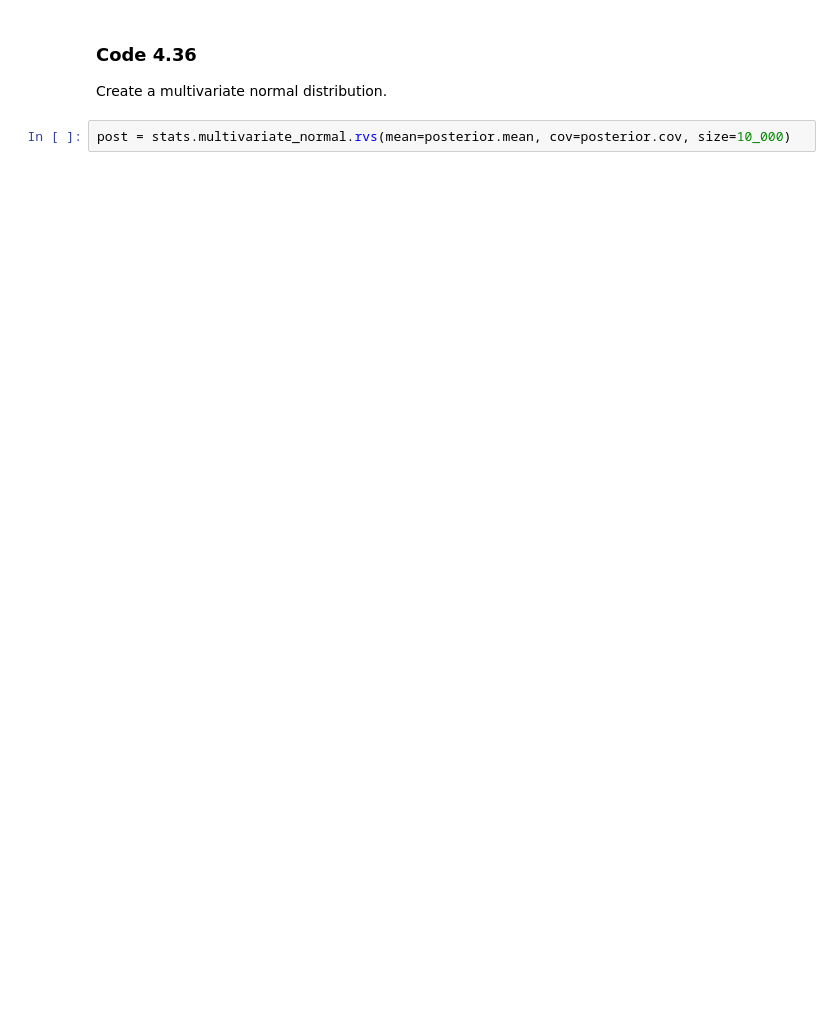
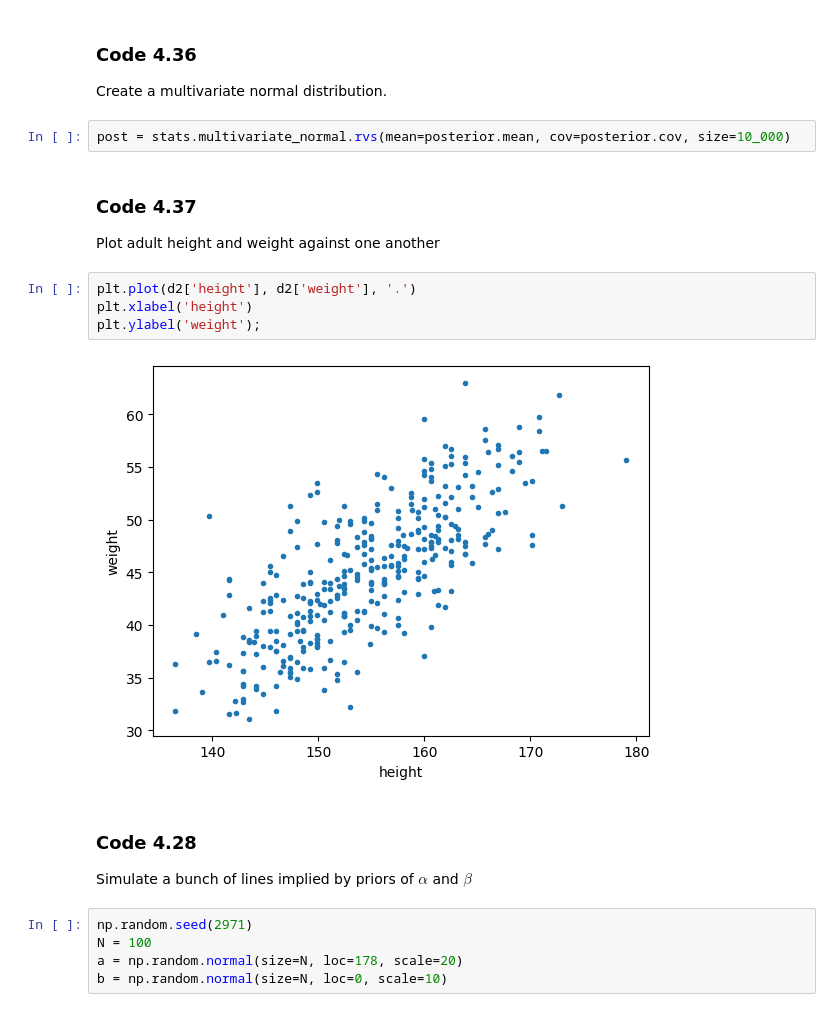
Before and after one commit to Gustavo-SF/Statistical-Rethinking-2Ed, a Jupyter notebook: chapters/4/samples.ipynb, the cells around one changed output. Cells and saved outputs as stored; diff of their text form; blank space fills up the shorter version.

```diff
--- a/chapters/4/samples.ipynb
+++ b/chapters/4/samples.ipynb
@@ -467,3 +470,22 @@ az.summary(post.to_dict(orient="list"), kind="stats")
 Create a multivariate normal distribution.
 # %%
 post = stats.multivariate_normal.rvs(mean=posterior.mean, cov=posterior.cov, size=10_000)
+# %% [markdown]
+### Code 4.37
+
+Plot adult height and weight against one another
+# %%
+plt.plot(d2['height'], d2['weight'], '.')
+plt.xlabel('height')
+plt.ylabel('weight');
+# %% [output]
+[figure, added]
+# %% [markdown]
+### Code 4.28
+
+Simulate a bunch of lines implied by priors of $\alpha$ and $\beta$
+# %%
+np.random.seed(2971)
+N = 100
+a = np.random.normal(size=N, loc=178, scale=20)
+b = np.random.normal(size=N, loc=0, scale=10)
```
Also changed, not shown: parts of 88 cells of this notebook, 2 other files.
